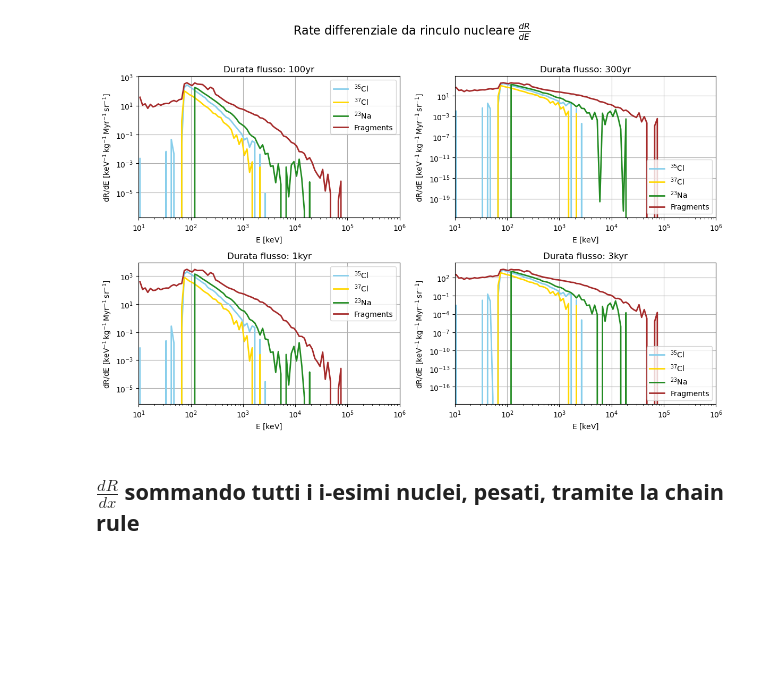
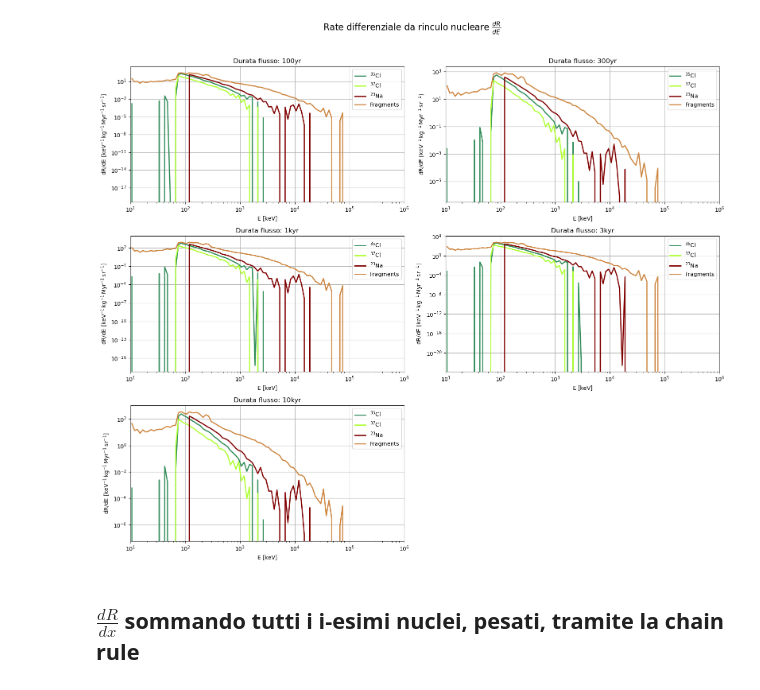
Before and after one commit to fedemaio/Bachelor-Thesis, a Jupyter notebook: all_you_need/geant/exposed_hal.ipynb, the cells around one changed output. Cells and saved outputs as stored; diff of their text form; code cells hidden in the pictures; blank space fills up the shorter version.

```diff
--- a/all_you_need/geant/exposed_hal.ipynb
+++ b/all_you_need/geant/exposed_hal.ipynb
@@ -4,12 +4,12 @@ from paleopy import *
 # %%
 # Parametri iniziali
 Er = np.logspace(-2, 3, 101)  # Energia in MeV
-time_exposure = 3450 * 365 * 24 * 60 * 60  # Tempo di esposizione in secondi
-label_time_fluxes = ["100yr", "300yr", "1kyr", "3kyr"]  # Nome dei file .dat del tempo di durata dei flussi
-time_fluxes = [5e-5, 4.5e-4, 1.35e-3, 3.5e-3]  # Intervallo tra un flusso e l'altro in Myr
+time_exposure = 13500 * 365 * 24 * 60 * 60  # Tempo di esposizione in secondi
+label_time_fluxes = ["100yr", "300yr", "1kyr", "3kyr", "10kyr"]  # Nome dei file .dat del tempo di durata dei flussi
+time_fluxes = [1.5e-4, 4.5e-4, 1.35e-3, 3.5e-3, 1.35e-2]  # Intervallo tra un flusso e l'altro in Myr
 
-# Crea la figura e i subplot 2x2
-fig, axs = plt.subplots(2, 2, figsize=(12, 8))
+# Crea la figura e i subplot 3x2
+fig, axs = plt.subplots(3, 2, figsize=(16, 14))
 fig.suptitle("Rate differenziale da rinculo nucleare $\\frac{{dR}}{{dE}}$", fontsize=16)
 
 for i, label in enumerate(label_time_fluxes):
@@ -25,38 +25,39 @@ for i, label in enumerate(label_time_fluxes):
     Conta = Count(Num, Er)
 
     Er_width = np.diff(Er)  # Larghezza del bin
     Er_mid = Er[:-1] + Er_width / 2  # Punto medio del bin
 
     Frag = np.zeros(len(Er_mid))  # Array con tutti i punti medi dei bin di energia
     for k in range(len(Conta[4])):  # Conta[4]=lunghezza di nuclei
         for l in range(len(Er_mid)):
             Frag[l] += Conta[3][k][l]  # Somma i bin dei vari nuclei
 
     F35 = interp1d(Er_mid, Conta[0] / Er_width, fill_value='extrapolate')  # Interpolazione
     F37 = interp1d(Er_mid, Conta[1] / Er_width, fill_value='extrapolate')
     F23 = interp1d(Er_mid, Conta[2] / Er_width, fill_value='extrapolate')
 
     # Seleziona il subplot corrente
     ax = axs[i // 2, i % 2]
+    axs[2,1].set_visible(False) #nascondo il subplor che non mi serve
 
     # Disegna nel subplot corrente
-    ax.loglog(Er_mid * 1e3, F35(Er_mid) * 1e-3 / (length * rho), label="$^{35}$Cl", linewidth=2, color='skyblue')
-    ax.loglog(Er_mid * 1e3, F37(Er_mid) * 1e-3 / (length * rho), label="$^{37}$Cl", linewidth=2, color='gold')
-    ax.loglog(Er_mid * 1e3, F23(Er_mid) * 1e-3 / (length * rho), label="$^{23}$Na", linewidth=2, color='forestgreen')
-    ax.loglog(Er_mid * 1e3, Frag * 1e-3 / Er_width / (length * rho), label='Fragments', linewidth=2, color='brown')
+    ax.loglog(Er_mid * 1e3, F35(Er_mid) * 1e-3 / (length * rho), label="$^{35}$Cl", linewidth=2, color='seagreen')
+    ax.loglog(Er_mid * 1e3, F37(Er_mid) * 1e-3 / (length * rho), label="$^{37}$Cl", linewidth=2, color='greenyellow')
+    ax.loglog(Er_mid * 1e3, F23(Er_mid) * 1e-3 / (length * rho), label="$^{23}$Na", linewidth=2, color='maroon')
+    ax.loglog(Er_mid * 1e3, Frag * 1e-3 / Er_width / (length * rho), label='Fragments', linewidth=2, color='peru')
 
     ax.set_xlabel("E [$\\mathrm{keV}$]")
     ax.set_ylabel("dR/dE [$\\mathrm{keV}^{-1}\\,\\mathrm{kg}^{-1}\\,\\mathrm{Myr}^{-1}\\,\\mathrm{sr}^{-1}$]")
     ax.set_xlim(1e1, 1e6)
     ax.legend()
     ax.grid(True)
     ax.set_title(f"Durata flusso: {label}")
 
 # Aggiusta gli spazi tra i subplot
 plt.tight_layout(rect=[0, 0, 1, 0.96])  # Lascia spazio per il titolo generale
 plt.show()
 # %% [output]
-[figure, old version]
+[figure, new version]
 # %%
 import matplotlib.pyplot as plt
 import numpy as np
```
Also changed, not shown: parts of 4 cells of this notebook, 2 other files.
